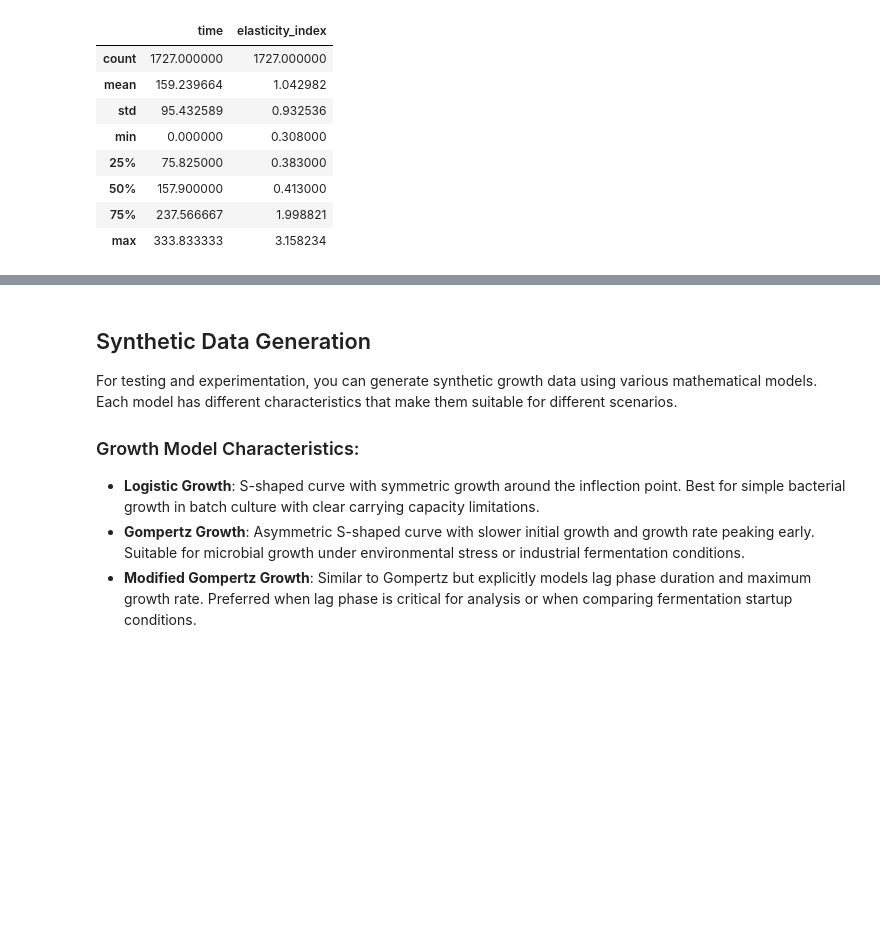
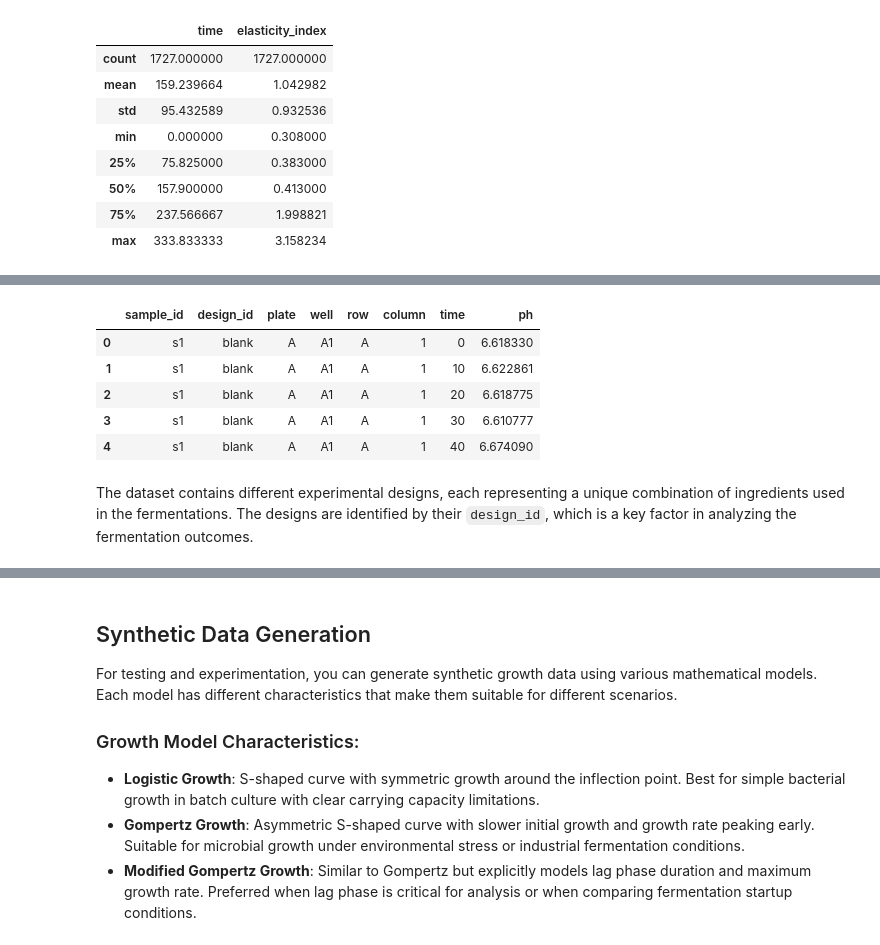
Before and after one commit to Aschwins/scikit-ferm, a Jupyter notebook: notebooks/01_datasets.ipynb, the cells around one changed output, grey strips where cells are left out. Saved outputs shown, nothing was run; the diff lists cells and outputs as text; code cells hidden in the pictures; blank space fills up the shorter version.

```diff
--- a/notebooks/01_datasets.ipynb
+++ b/notebooks/01_datasets.ipynb
@@ -138,0 +154,13 @@ plt.show()
+# %%
+mtp_ph_data = load_mtp_ph_data()
+
+mtp_ph_data.head()
+# %% [output]
+|  | sample_id | design_id | plate | well | row | column | time | ph |
+| 0 | s1 | blank | A | A1 | A | 1 | 0 | 6.618330 |
+| 1 | s1 | blank | A | A1 | A | 1 | 10 | 6.622861 |
+| 2 | s1 | blank | A | A1 | A | 1 | 20 | 6.618775 |
+| 3 | s1 | blank | A | A1 | A | 1 | 30 | 6.610777 |
+| 4 | s1 | blank | A | A1 | A | 1 | 40 | 6.674090 |
+# %% [markdown]
+The dataset contains different experimental designs, each representing a unique combination of ingredients used in the fermentations. The designs are identified by their `design_id`, which is a key factor in analyzing the fermentation outcomes.
```
Also changed, not shown: parts of 6 cells of this notebook, 5 other files.
